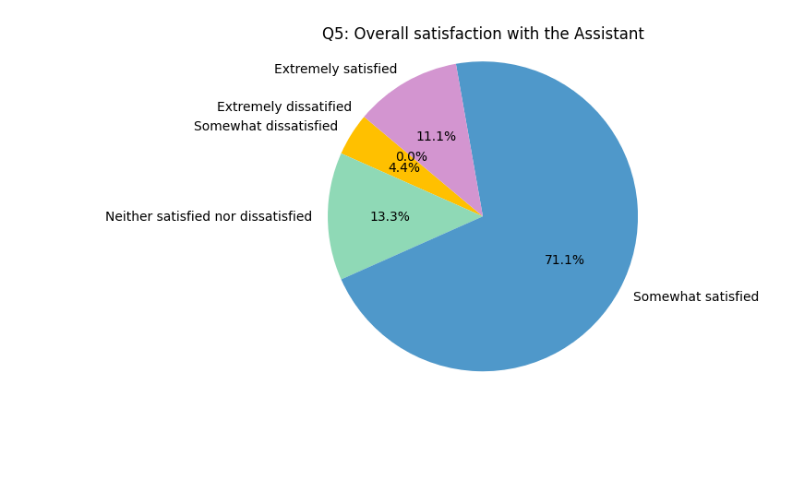
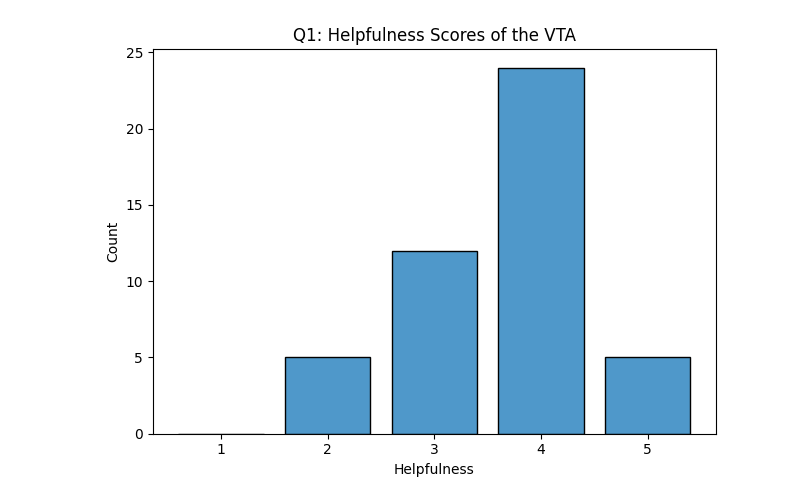
Before and after one commit to TheChickenAgent/LinearAlgebra_VTA, a Jupyter notebook: user-testing/Visualisations Survey.ipynb, the cells around one changed output. Drawn from its saved outputs; the diff is of its cells as text; code cells hidden in the pictures; blank space fills up the shorter version.

Commit message:
Changed visualizations user testing

```diff
--- a/user-testing/Visualisations Survey.ipynb
+++ b/user-testing/Visualisations Survey.ipynb
@@ -56,16 +1,27 @@ plt.show()
-# %%
-import matplotlib.pyplot as plt
-
-# Example helpfulness scores for 5 stages (replace with your actual data if needed)
-labels = ['Extremely dissatified', 'Somewhat dissatisfied', 'Neither satisfied nor dissatisfied', 'Somewhat satisfied', 'Extremely satisfied']
-scores = [0, 2, 6, 32, 5]  # Example counts for each category
-
-colors = ['#ff9999','#ffc000','#8fd9b6','#4f98ca','#d395d0']
-
-#plt.figure(figsize=(7, 7))
-plt.pie(scores, labels=labels, autopct='%1.1f%%', startangle=140, colors=colors)
-plt.title('Q5: Overall satisfaction with the Assistant')
-plt.axis('equal')
-plt.show()
-# %% [output]
-[figure, removed]
+# %%
+import numpy as np
+import matplotlib.pyplot as plt
+labels = ['1', '2', '3', '4', '5']
+#labels = ["Not at all helpful", "Slightly helpful", "Moderately helpful", "Very helpful", "Extremely helpful"]
+scores = [0, 5, 12, 24, 5]  # Example counts for each category
+# Prepare data for histogram
+data = [i for i, count in enumerate(scores) for _ in range(count)]
+bins = np.arange(len(scores) + 1)
+
+plt.hist(
+    data,
+    bins=bins,
+    color='#4f98ca',
+    edgecolor='black',
+    rwidth=0.8
+)
+
+# Set xticks at the center of each bar
+plt.xticks(np.arange(len(labels)) + 0.5, labels)
+plt.xlabel('Helpfulness')
+plt.ylabel('Count')
+plt.title('Q1: Helpfulness Scores of the VTA')
+plt.tight_layout()
+plt.show()
+# %% [output]
+[figure, added]
```
Also changed, not shown: parts of 7 cells of this notebook, 5 other files.
